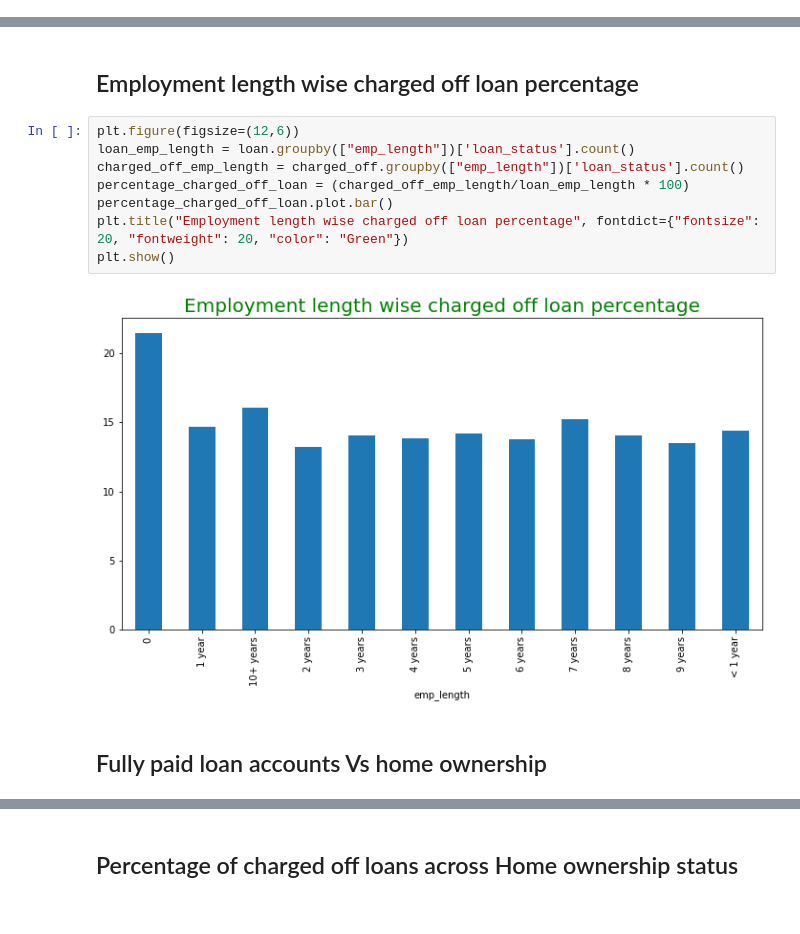
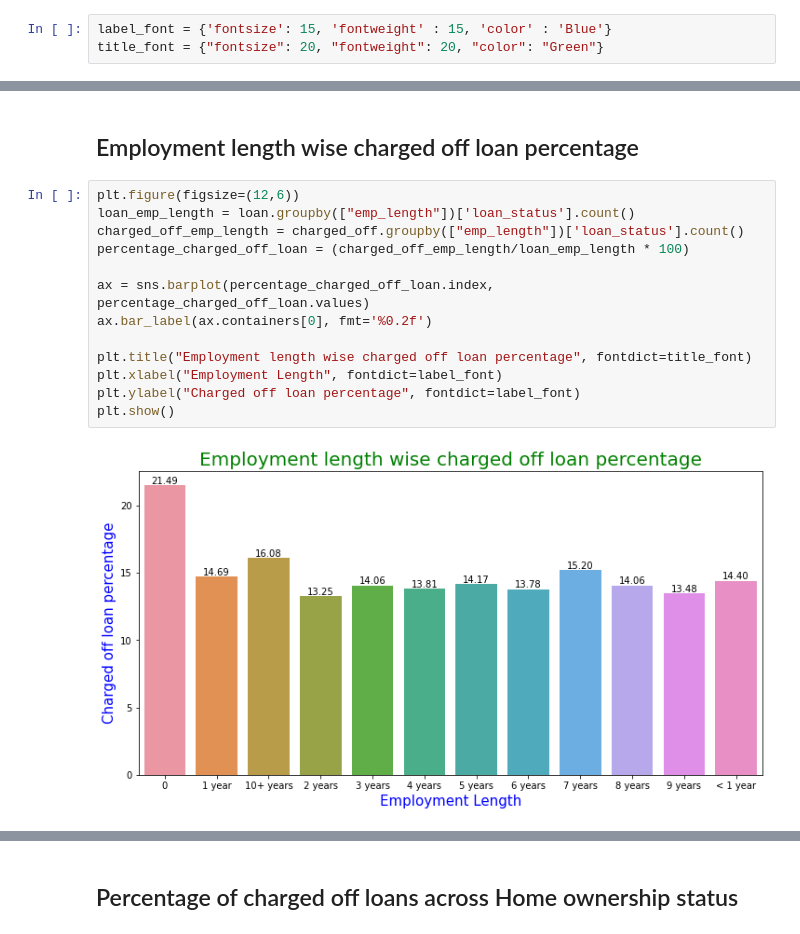
Before and after one commit to sjanorkar/LendingClubCaseStudy, a Jupyter notebook: SwapnilAnilJanorkar.ipynb, the cells around one changed output, grey strips where cells are left out. Drawn from its saved outputs; the diff is of its cells as text.

```diff
--- a/SwapnilAnilJanorkar.ipynb
+++ b/SwapnilAnilJanorkar.ipynb
@@ -132,3 +117,6 @@ Name: int_rate, dtype: float64
+# %%
+label_font = {'fontsize': 15, 'fontweight' : 15, 'color' : 'Blue'}
+title_font = {"fontsize": 20, "fontweight": 20, "color": "Green"}
 # %% [markdown]
 ## Overall loan account status
 # %%
@@ -207,12 +168,15 @@ plt.show()
 # %%
 plt.figure(figsize=(12,6))
 loan_emp_length = loan.groupby(["emp_length"])['loan_status'].count()
 charged_off_emp_length = charged_off.groupby(["emp_length"])['loan_status'].count()
 percentage_charged_off_loan = (charged_off_emp_length/loan_emp_length * 100)
-percentage_charged_off_loan.plot.bar()
-plt.title("Employment length wise charged off loan percentage", fontdict={"fontsize": 20, "fontweight": 20, "color": "Green"})
+
+ax = sns.barplot(percentage_charged_off_loan.index, percentage_charged_off_loan.values)
+ax.bar_label(ax.containers[0], fmt='%0.2f')
+
+plt.title("Employment length wise charged off loan percentage", fontdict=title_font)
+plt.xlabel("Employment Length", fontdict=label_font)
+plt.ylabel("Charged off loan percentage", fontdict=label_font)
 plt.show()
 # %% [output]
-[figure, old version]
+[figure, new version]
-# %% [markdown]
-## Fully paid loan accounts Vs home ownership
```
Also changed, not shown: parts of 44 cells of this notebook, 1 other file.
